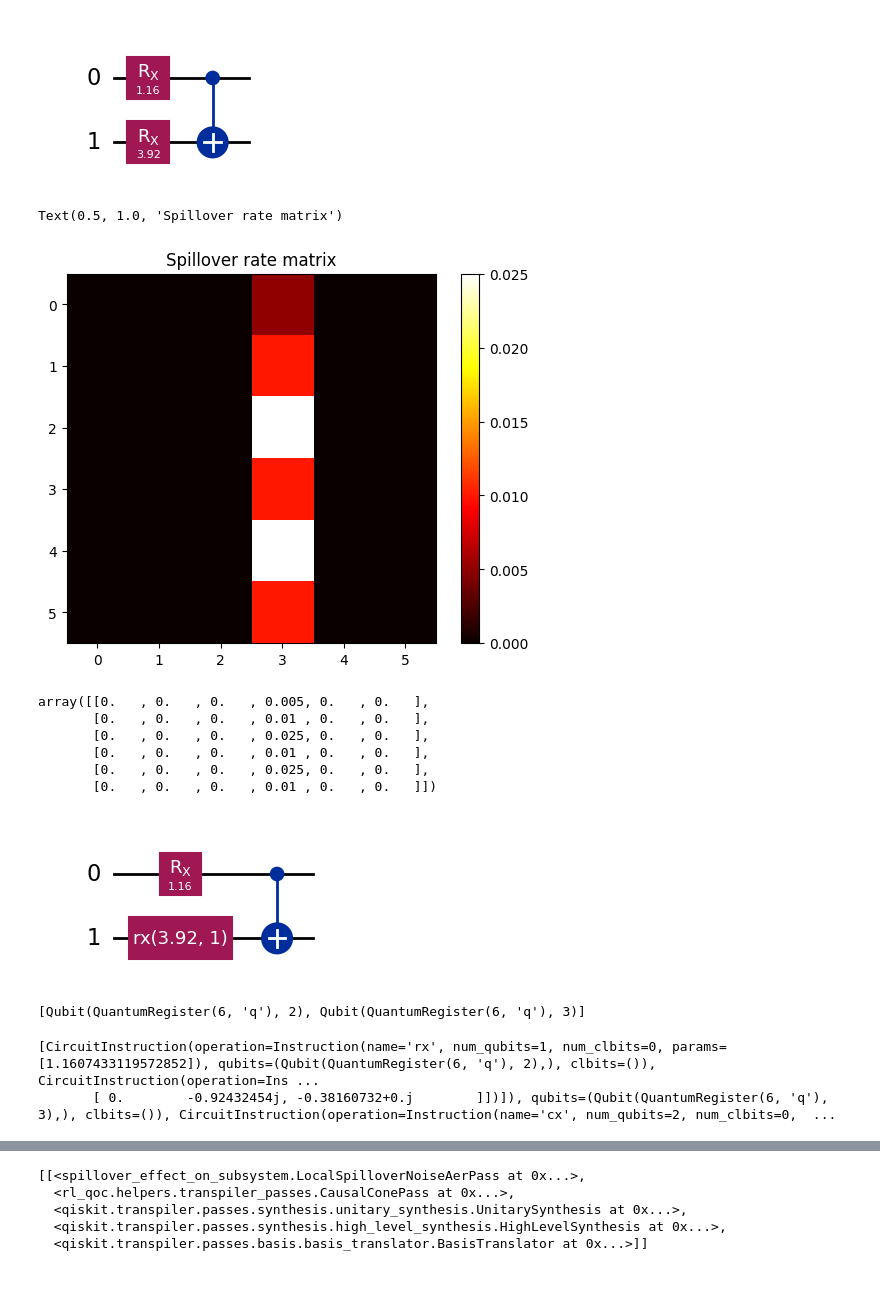
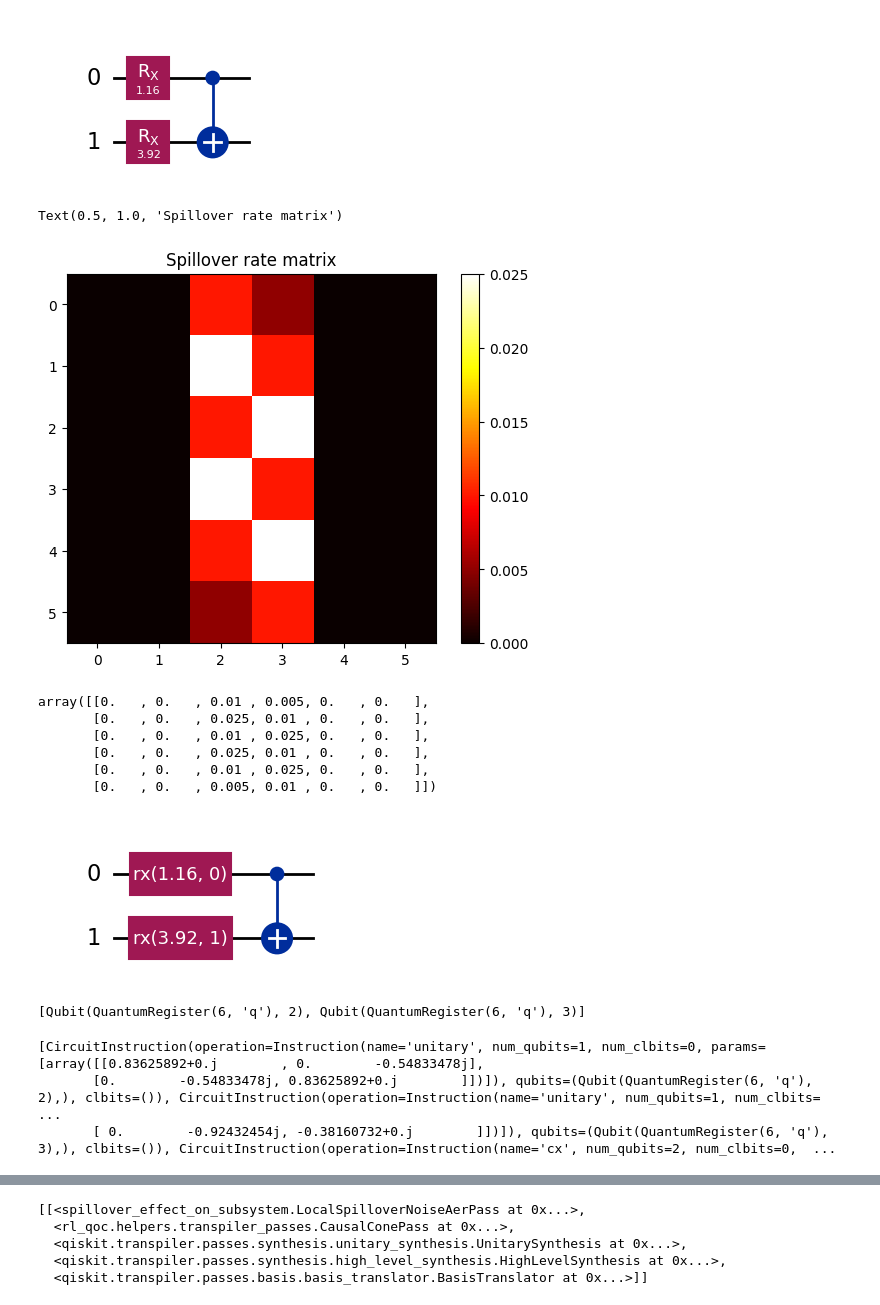
Before and after one commit to arthurostrauss/Quantum_Optimal_Control, a Jupyter notebook: gate_level/spillover_noise_use_case/generic_spillover/sixth_reference_notebook.ipynb, the cells around one changed output, grey strips where cells are left out. Drawn from its saved outputs; the diff is of its cells as text; code cells hidden in the pictures.

Commit message:
Got 6 qubit control + target spillover working!

```diff
--- a/gate_level/spillover_noise_use_case/generic_spillover/sixth_reference_notebook.ipynb
+++ b/gate_level/spillover_noise_use_case/generic_spillover/sixth_reference_notebook.ipynb
@@ -51,49 +51,49 @@ gamma_matrix = np.zeros((num_qubits, num_qubits))
 gamma_matrix[0, 3] = 0.005  # γ_0->3
 gamma_matrix[1, 3] = 0.01  # γ_1->3
 gamma_matrix[2, 3] = 0.025  # γ_2->3
 gamma_matrix[3, 3] = 0.01  # γ_2->3
 gamma_matrix[4, 3] = 0.025  # γ_4->3
 gamma_matrix[5, 3] = 0.01  # γ_5->3
-# gamma_matrix[0, 2] = 0.01  # γ_0->2
-# gamma_matrix[1, 2] = 0.025  # γ_1->2
-# gamma_matrix[2, 2] = 0.01  # γ_1->2
-# gamma_matrix[3, 2] = 0.025  # γ_3->2
-# gamma_matrix[4, 2] = 0.01  # γ_4->2
-# gamma_matrix[5, 2] = 0.005  # γ_5->2
+gamma_matrix[0, 2] = 0.01  # γ_0->2
+gamma_matrix[1, 2] = 0.025  # γ_1->2
+gamma_matrix[2, 2] = 0.01  # γ_1->2
+gamma_matrix[3, 2] = 0.025  # γ_3->2
+gamma_matrix[4, 2] = 0.01  # γ_4->2
+gamma_matrix[5, 2] = 0.005  # γ_5->2
 # gamma_matrix = 0.05 * np.round(np.random.rand(num_qubits, num_qubits), 3)
 
 # Generate another gamma matrix based on coupling map defined above
 # gamma_matrix = 0.0 * np.eye(num_qubits)
 # for edge in cm.get_edges():
 #     gamma_matrix[edge[0], edge[1]] = 0.05
 
 
 # Display gamma matrix with imshow plot for better visualization
 plt.imshow(gamma_matrix, cmap="hot", interpolation="nearest")
 plt.colorbar()
 plt.title("Spillover rate matrix")
 
 # Display gamma matrix as weights in a directed graph
 # import networkx as nx
 #
 # G = nx.DiGraph(gamma_matrix)
 # pos = nx.spring_layout(G)
 # nx.draw(G, None, with_labels=True, node_size=1000, node_color="skyblue", font_size=10)
 # labels = nx.get_edge_attributes(G, "weight")
 # nx.draw_networkx_edge_labels(G, pos, edge_labels=labels)
 # plt.title("Spillover rate matrix as directed graph")
 # %% [output]
 Text(0.5, 1.0, 'Spillover rate matrix')
-[figure, old version]
+[figure, new version]
 # %%
 gamma_matrix
 # %% [output]
-array([[0.   , 0.   , 0.   , 0.005, 0.   , 0.   ],
-       [0.   , 0.   , 0.   , 0.01 , 0.   , 0.   ],
-       [0.   , 0.   , 0.   , 0.025, 0.   , 0.   ],
-       [0.   , 0.   , 0.   , 0.01 , 0.   , 0.   ],
-       [0.   , 0.   , 0.   , 0.025, 0.   , 0.   ],
-       [0.   , 0.   , 0.   , 0.01 , 0.   , 0.   ]])
+array([[0.   , 0.   , 0.01 , 0.005, 0.   , 0.   ],
+       [0.   , 0.   , 0.025, 0.01 , 0.   , 0.   ],
+       [0.   , 0.   , 0.01 , 0.025, 0.   , 0.   ],
+       [0.   , 0.   , 0.025, 0.01 , 0.   , 0.   ],
+       [0.   , 0.   , 0.01 , 0.025, 0.   , 0.   ],
+       [0.   , 0.   , 0.005, 0.01 , 0.   , 0.   ]])
 # %%
 spillover_pass = LocalSpilloverNoiseAerPass(
     spillover_rate_matrix=numpy_to_hashable(gamma_matrix),
@@ -106,7 +106,7 @@ qc_noisy = circuit.assign_parameters(param_dict)
 qc_noisy = pm.run(qc_noisy)
 qc_noisy.draw("mpl")
 # %% [output]
-[figure, old version]
+[figure, new version]
 # %%
 qc_noisy.qubits
 # %% [output]
@@ -114,7 +114,8 @@ qc_noisy.qubits
 # %%
 qc_noisy.data
 # %% [output]
-[CircuitInstruction(operation=Instruction(name='rx', num_qubits=1, num_clbits=0, params=[1.1607433119572852]), qubits=(Qubit(QuantumRegister(6, 'q'), 2),), clbits=()), CircuitInstruction(operation=Ins ...
+[CircuitInstruction(operation=Instruction(name='unitary', num_qubits=1, num_clbits=0, params=[array([[0.83625892+0.j        , 0.        -0.54833478j],
+       [0.        -0.54833478j, 0.83625892+0.j        ]])]), qubits=(Qubit(QuantumRegister(6, 'q'), 2),), clbits=()), CircuitInstruction(operation=Instruction(name='unitary', num_qubits=1, num_clbits= ...
        [ 0.        -0.92432454j, -0.38160732+0.j        ]])]), qubits=(Qubit(QuantumRegister(6, 'q'), 3),), clbits=()), CircuitInstruction(operation=Instruction(name='cx', num_qubits=2, num_clbits=0,  ...
 # %%
 backend = noisy_backend(
```
Also changed, not shown: parts of 11 cells of this notebook, 2 other files.
